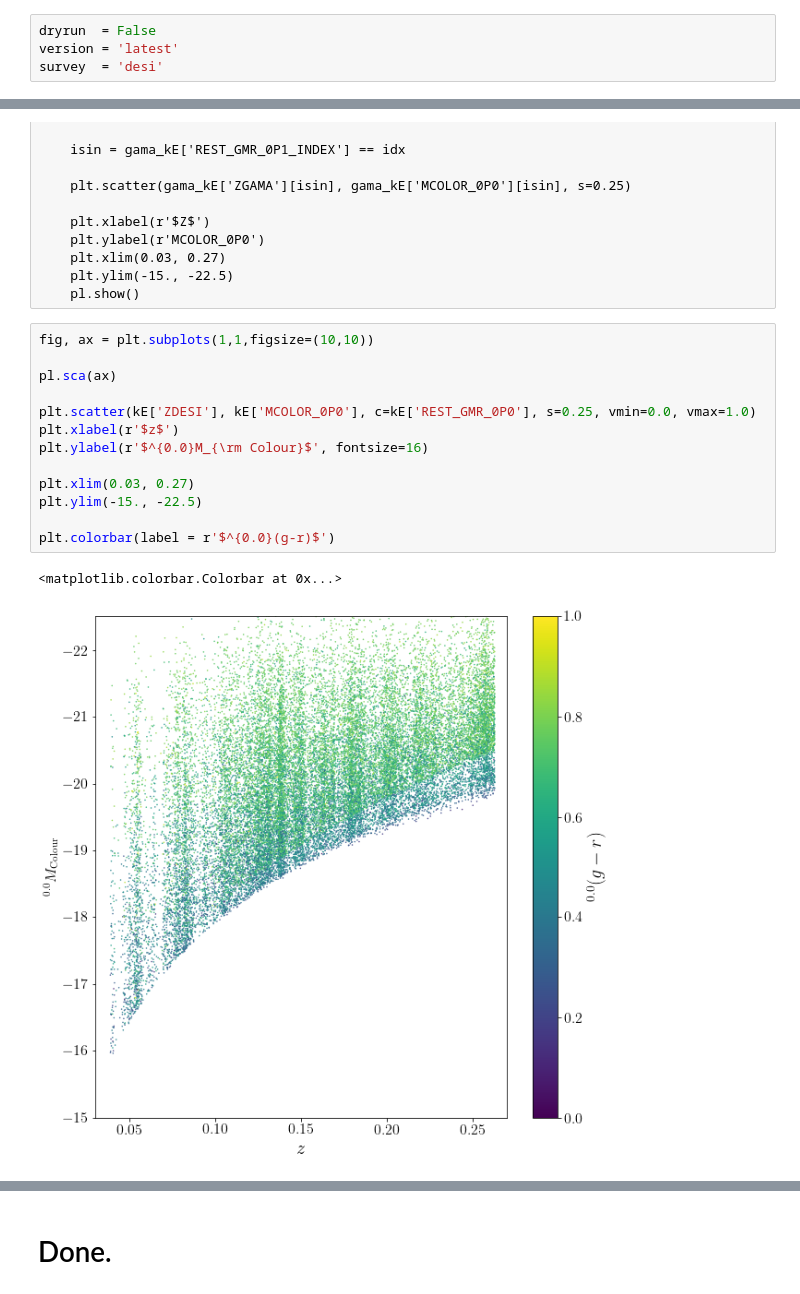
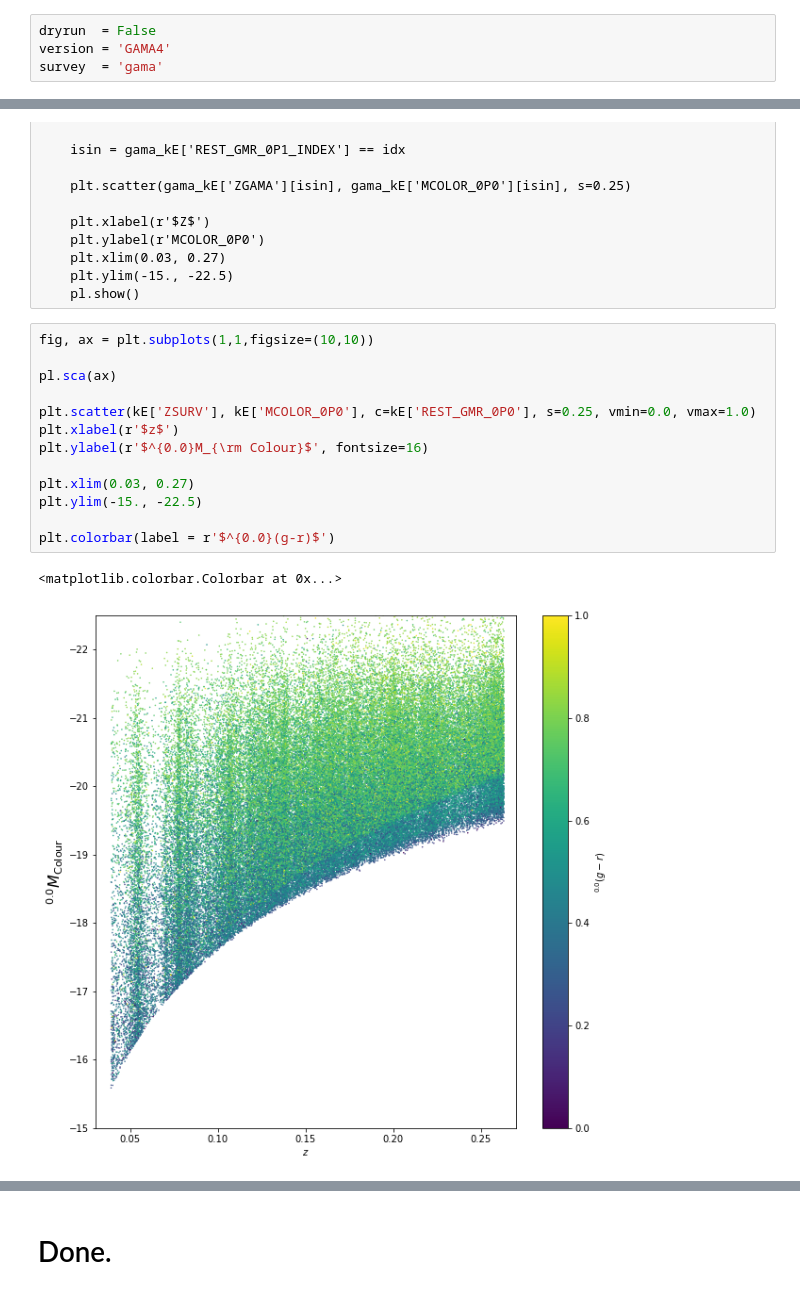
Before and after one commit to SgmAstro/DESI, a Jupyter notebook: docs/nb/kE_catQA.ipynb, the cells around one changed output, grey strips where cells are left out. Cells and saved outputs as stored; diff of their text form.

```diff
--- a/docs/nb/kE_catQA.ipynb
+++ b/docs/nb/kE_catQA.ipynb
@@ -18,8 +18,8 @@ from   cosmo         import distmod
 from   findfile      import findfile
 # %%
 dryrun  = False
-version = 'latest'
-survey  = 'desi'
+version = 'GAMA4'
+survey  = 'gama'
 # %% [markdown]
 ##  kE Catalog
 # %%
@@ -198,19 +198,19 @@ for idx in np.unique(gama_kE['REST_GMR_0P1_INDEX']):
 # %%
 fig, ax = plt.subplots(1,1,figsize=(10,10))
 
 pl.sca(ax)
 
-plt.scatter(kE['ZDESI'], kE['MCOLOR_0P0'], c=kE['REST_GMR_0P0'], s=0.25, vmin=0.0, vmax=1.0)
+plt.scatter(kE['ZSURV'], kE['MCOLOR_0P0'], c=kE['REST_GMR_0P0'], s=0.25, vmin=0.0, vmax=1.0)
 plt.xlabel(r'$z$')
 plt.ylabel(r'$^{0.0}M_{\rm Colour}$', fontsize=16)
 
 plt.xlim(0.03, 0.27)
 plt.ylim(-15., -22.5)
 
 plt.colorbar(label = r'$^{0.0}(g-r)$')
 # %% [output]
 <matplotlib.colorbar.Colorbar at 0x...>
-[figure, old version]
+[figure, new version]
 # %%
 fig, ax = plt.subplots(1,1,figsize=(10,10))
 pl.sca(ax)
```
Also changed, not shown: parts of 9 cells of this notebook, 7 other files.
